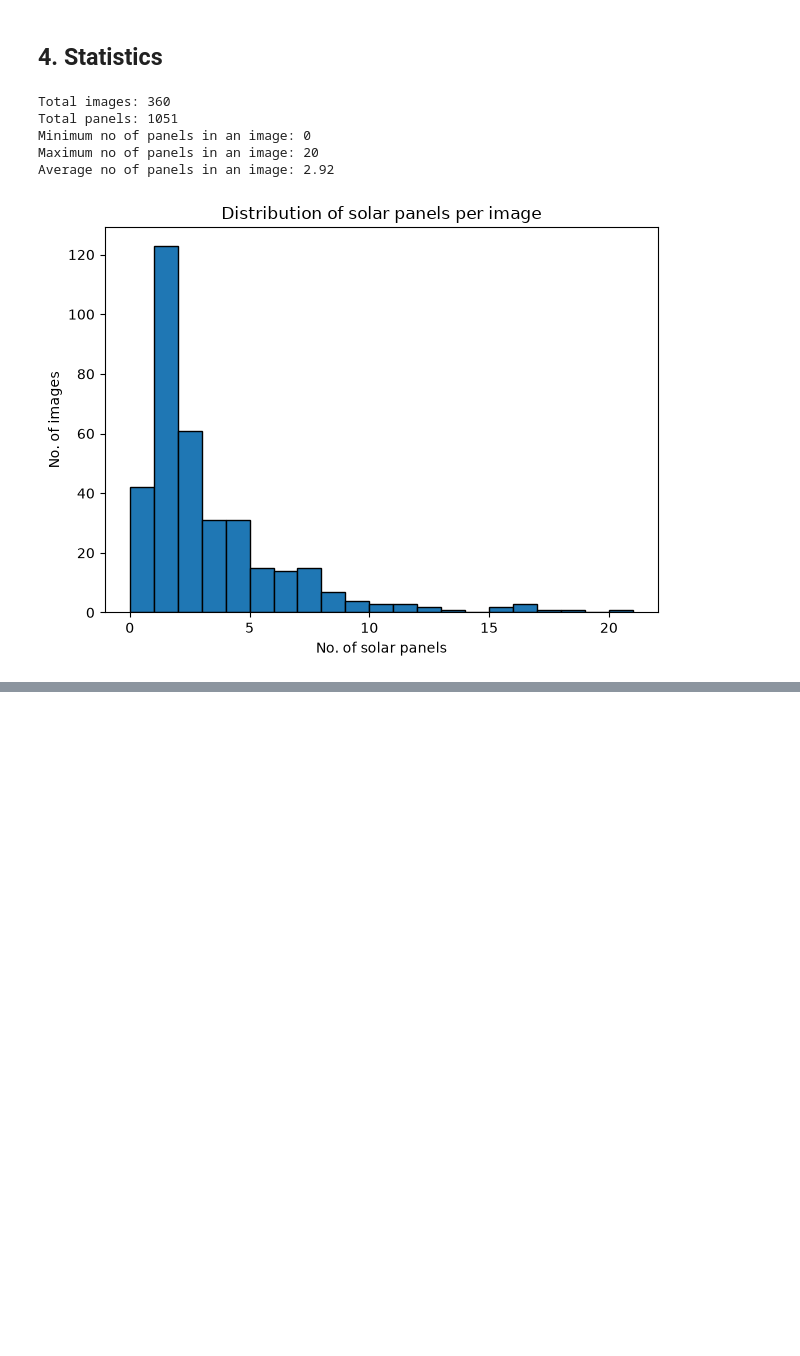
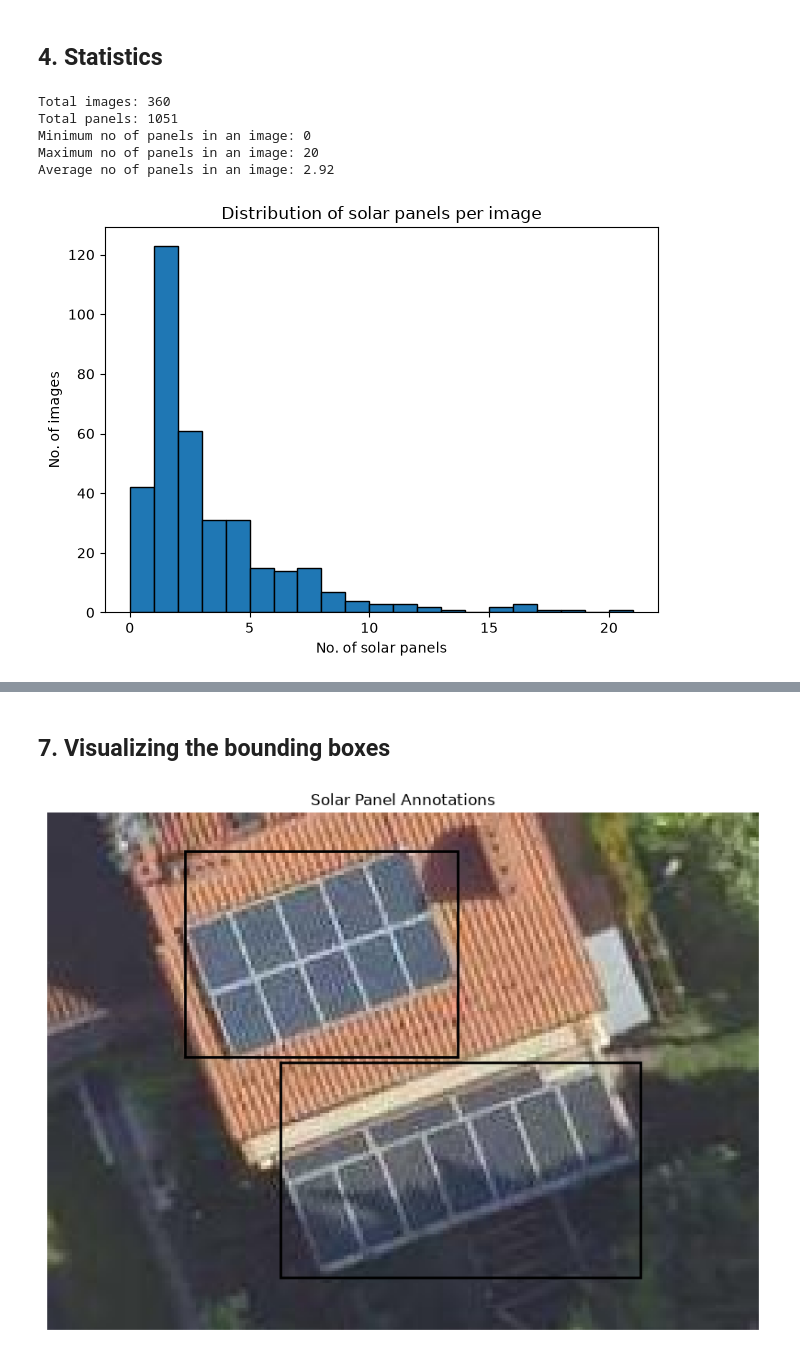
Before and after one commit to VRYeshwanth/Solar-Panel-Detection, a Jupyter notebook: notebooks/01. Dataset_Exploration.ipynb, the cells around one changed output, grey strips where cells are left out. Saved outputs shown, nothing was run; the diff lists cells and outputs as text; code cells hidden in the pictures; blank space fills up the shorter version.

Commit message:
Bounding Box Analysis

```diff
--- a/notebooks/01. Dataset_Exploration.ipynb
+++ b/notebooks/01. Dataset_Exploration.ipynb
@@ -92,0 +136,10 @@ plt.show()
+# %%
+box_areas = []
+
+for width, height in zip(box_widths, box_heights):
+    area = width * height
+    box_areas.append(area)
+
+print(f"Average box area: {sum(box_areas) / len(box_areas):.4f}")
+print(f"Minimum box area: {min(box_areas):.4f}")
+print(f"Maximum box area: {max(box_areas):.4f}")
@@ -92,0 +165,58 @@ plt.show()
+# %% [markdown]
+## 7. Visualizing the bounding boxes
+# %%
+import matplotlib.pyplot as plt
+import matplotlib.patches as patches
+from PIL import Image
+
+def visualize(image_file, label_file):
+    image_file_path = os.path.join(os.path.join(IMAGES_DIR, 'train'), image_file)
+    image_label_path = os.path.join(os.path.join(LABELS_DIR, 'train'), label_file)
+
+    image = Image.open(image_file_path)
+    image_width, image_height = image.size
+
+    with open(image_label_path, "r") as f:
+        lines = f.readlines()
+
+    fig, ax = plt.subplots(figsize=(10, 8))
+    ax.imshow(image)
+
+    for line in lines:
+        values = line.strip().split()
+
+        x_center = float(values[1])
+        y_center = float(values[2])
+        width = float(values[3])
+        height = float(values[4])
+
+        x_center = x_center * image_width
+        y_center = y_center * image_height
+        width = width * image_width
+        height = height * image_height
+
+        x1 = x_center - width / 2
+        y1 = y_center - height / 2
+
+        rectangle = patches.Rectangle(
+            (x1, y1),
+            width,
+            height,
+            fill=False,
+            linewidth=2
+        )
+
+        ax.add_patch(rectangle)
+
+    ax.set_title("Solar Panel Annotations")
+    ax.axis("off")
+
+    plt.show()
+
+
+img_file = train_images[45]
+lab_file = os.path.splitext(img_file)[0] + ".txt"
+
+visualize(img_file, lab_file)
+# %% [output]
+[figure, added]
```
Also changed, not shown: parts of 6 cells of this notebook.
